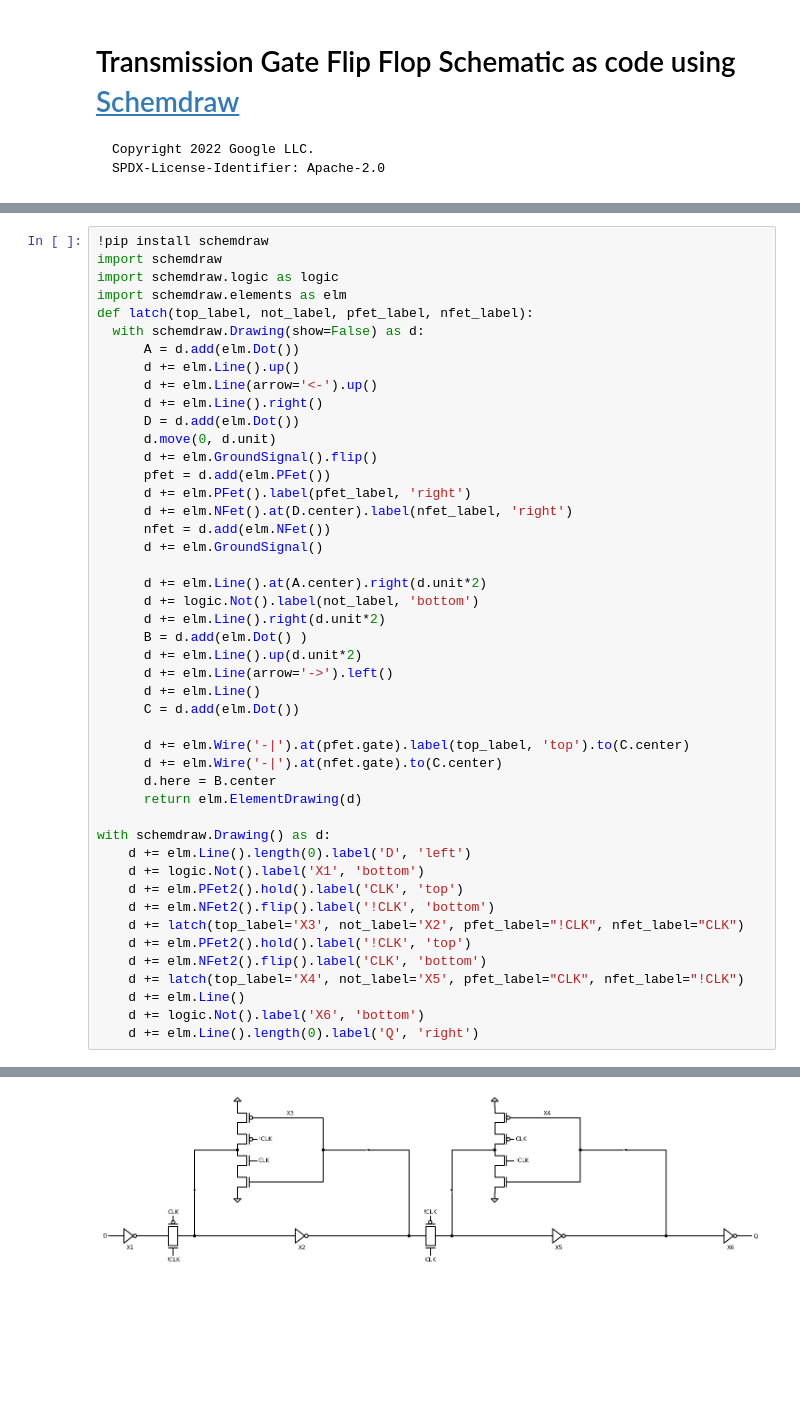
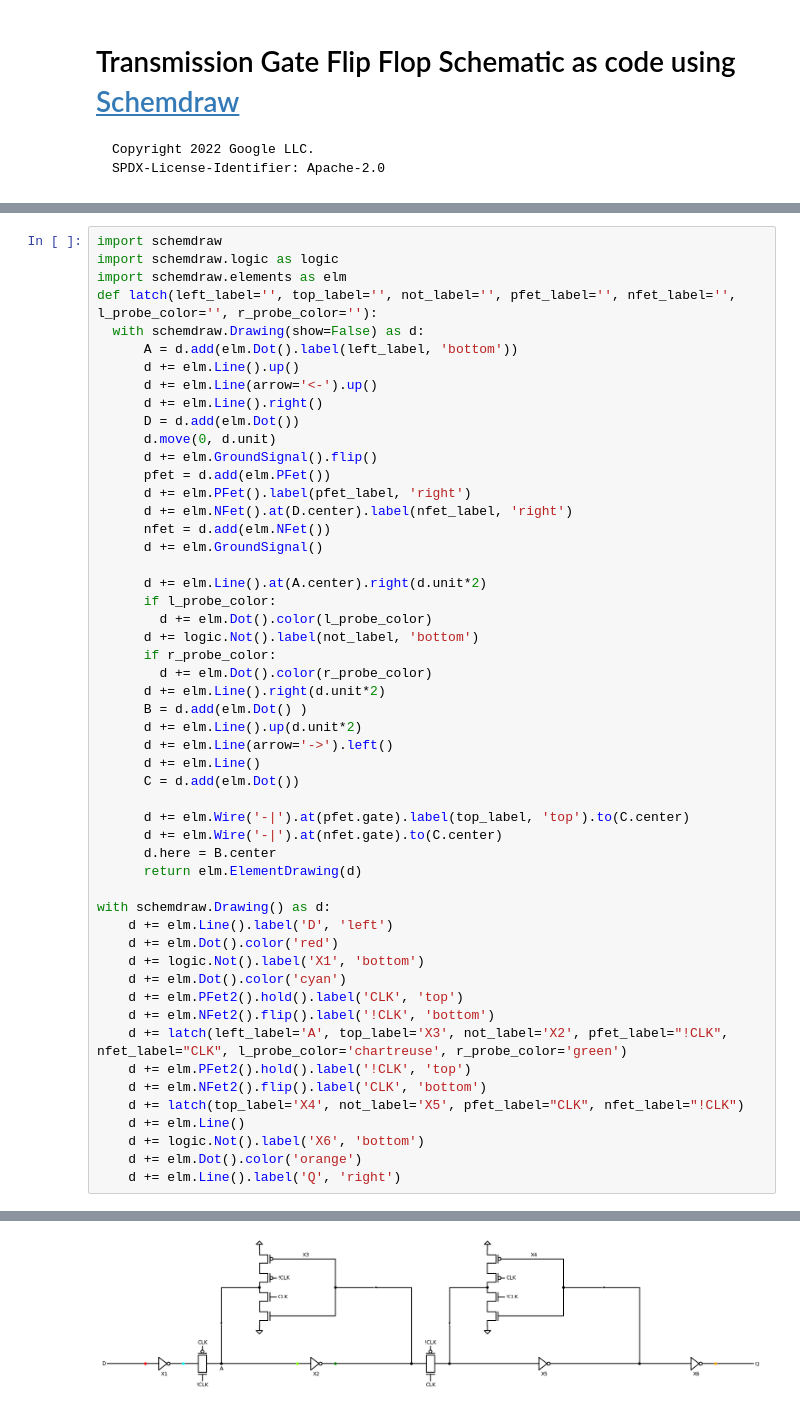
Before and after one commit to mattvenn/flipflop_demo, a Jupyter notebook: schematic/tg_ff.ipynb, the cells around one changed output, grey strips where cells are left out. Drawn from its saved outputs; the diff is of its cells as text; blank space fills up the shorter version.

Commit message:
schematic/tg_ff: add colors

```diff
--- a/schematic/tg_ff.ipynb
+++ b/schematic/tg_ff.ipynb
@@ -9,11 +19,10 @@ SPDX-License-Identifier: Apache-2.0
 # %%
-!pip install schemdraw
 import schemdraw
 import schemdraw.logic as logic
 import schemdraw.elements as elm
-def latch(top_label, not_label, pfet_label, nfet_label):
+def latch(left_label='', top_label='', not_label='', pfet_label='', nfet_label='', l_probe_color='', r_probe_color=''):
   with schemdraw.Drawing(show=False) as d:
-      A = d.add(elm.Dot())
+      A = d.add(elm.Dot().label(left_label, 'bottom'))
       d += elm.Line().up()
       d += elm.Line(arrow='<-').up()
       d += elm.Line().right()
@@ -27,7 +36,11 @@ def latch(top_label, not_label, pfet_label, nfet_label):
       d += elm.GroundSignal()
 
       d += elm.Line().at(A.center).right(d.unit*2)
+      if l_probe_color:
+        d += elm.Dot().color(l_probe_color)
       d += logic.Not().label(not_label, 'bottom')
+      if r_probe_color:
+        d += elm.Dot().color(r_probe_color)
       d += elm.Line().right(d.unit*2)
       B = d.add(elm.Dot() )
       d += elm.Line().up(d.unit*2)
@@ -41,15 +54,18 @@ def latch(top_label, not_label, pfet_label, nfet_label):
       return elm.ElementDrawing(d)
 
 with schemdraw.Drawing() as d:
-    d += elm.Line().length(0).label('D', 'left')
+    d += elm.Line().label('D', 'left')
+    d += elm.Dot().color('red')
     d += logic.Not().label('X1', 'bottom')
+    d += elm.Dot().color('cyan')
     d += elm.PFet2().hold().label('CLK', 'top')
     d += elm.NFet2().flip().label('!CLK', 'bottom')
-    d += latch(top_label='X3', not_label='X2', pfet_label="!CLK", nfet_label="CLK")
+    d += latch(left_label='A', top_label='X3', not_label='X2', pfet_label="!CLK", nfet_label="CLK", l_probe_color='chartreuse', r_probe_color='green')
     d += elm.PFet2().hold().label('!CLK', 'top')
     d += elm.NFet2().flip().label('CLK', 'bottom')
     d += latch(top_label='X4', not_label='X5', pfet_label="CLK", nfet_label="!CLK")
     d += elm.Line()
     d += logic.Not().label('X6', 'bottom')
-    d += elm.Line().length(0).label('Q', 'right')
+    d += elm.Dot().color('orange')
+    d += elm.Line().label('Q', 'right')
 # %% [output]
@@ -58 +72 @@ Requirement already satisfied: typing-extensions in /usr/local/lib/python3.7/dis
-[figure, old version]
+[figure, new version]
```
Also changed, not shown: parts of 3 cells of this notebook.
